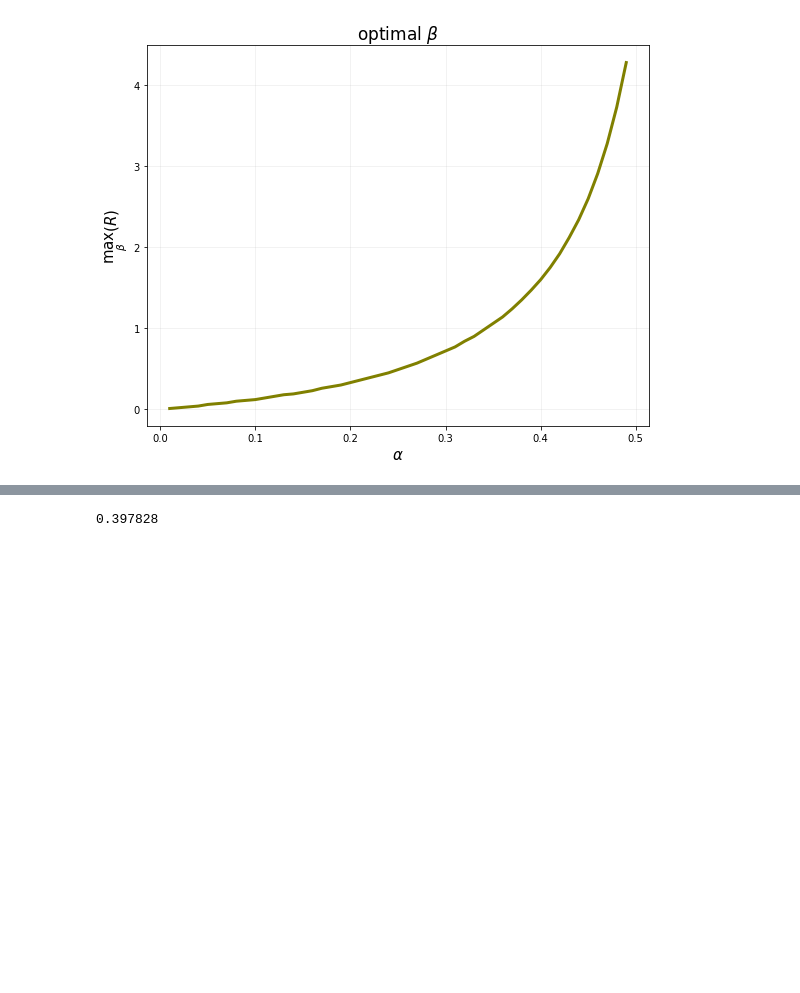
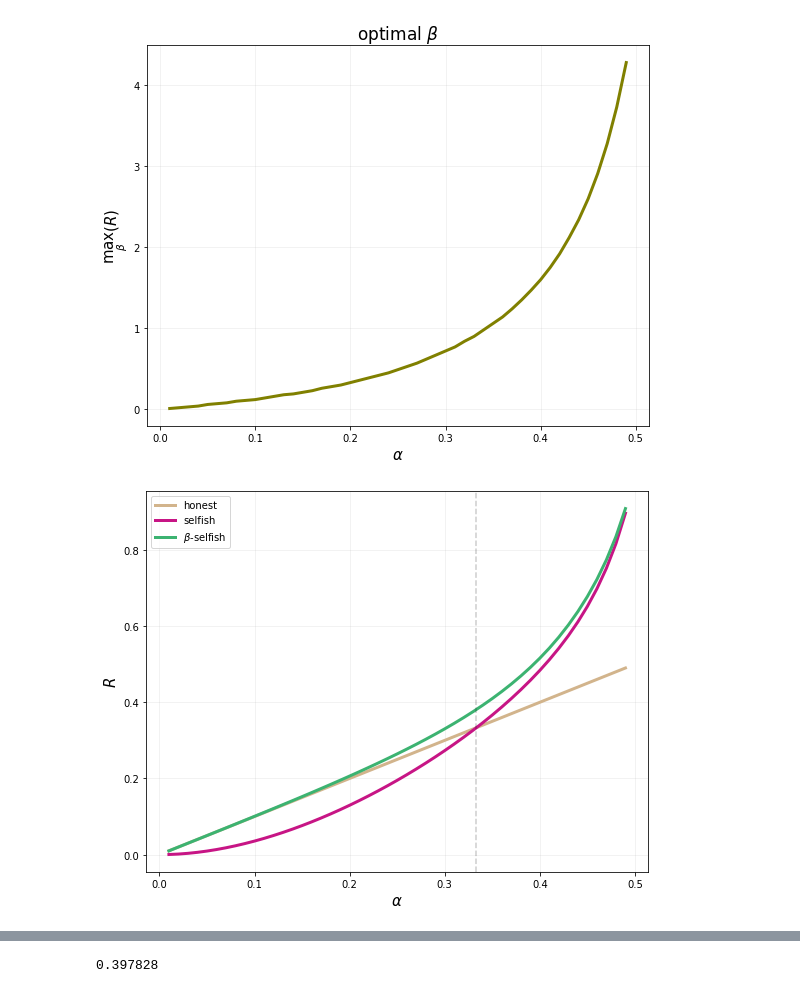
Before and after one commit to michaelneuder/opportunistic-mining, a Jupyter notebook: fusion-mining.ipynb, the cells around one changed output, grey strips where cells are left out. Drawn from its saved outputs; the diff is of its cells as text; code cells hidden in the pictures; blank space fills up the shorter version.

Commit message:
figure 10

```diff
--- a/fusion-mining.ipynb
+++ b/fusion-mining.ipynb
@@ -83,3 +83,32 @@ ax.grid(alpha=0.2)
 plt.show()
 # %% [output]
 [figure]
+# %%
+def selfishReward(a):
+    num = a * np.power(1-a, 2) * 4 * a - np.power(a, 3)
+    den = 1 - a * (1 + ((2-a) * a))
+    return num / den
+# %%
+# figure 10
+alphas = np.arange(0.01, 0.50, 0.01)
+selfishs = [selfishReward(a) for a in alphas]
+betarews = []
+for a in alphas:
+    rews = [paperRewards(a, 0, b) for b in betas]
+    betarews.append(np.max(rews))
+# %%
+f, ax = plt.subplots(figsize=(9,7))
+
+ax.plot(alphas, alphas, linewidth=3, color='tan', alpha=1, label='honest')
+ax.plot(alphas, selfishs, linewidth=3, color='mediumvioletred', label='selfish')
+ax.plot(alphas, betarews, linewidth=3, color='mediumseagreen', label=r'$\beta$-selfish')
+
+ax.set_xlabel(r'$\alpha$', size=15)
+ax.set_ylabel(r'$R$', size=15)
+ax.axvline(1/3, alpha=0.2, color='k', linestyle='--')
+ax.grid(alpha=0.2)
+ax.legend()
+
+plt.show()
+# %% [output]
+[figure, added]
```
Also changed, not shown: parts of 6 cells of this notebook.
